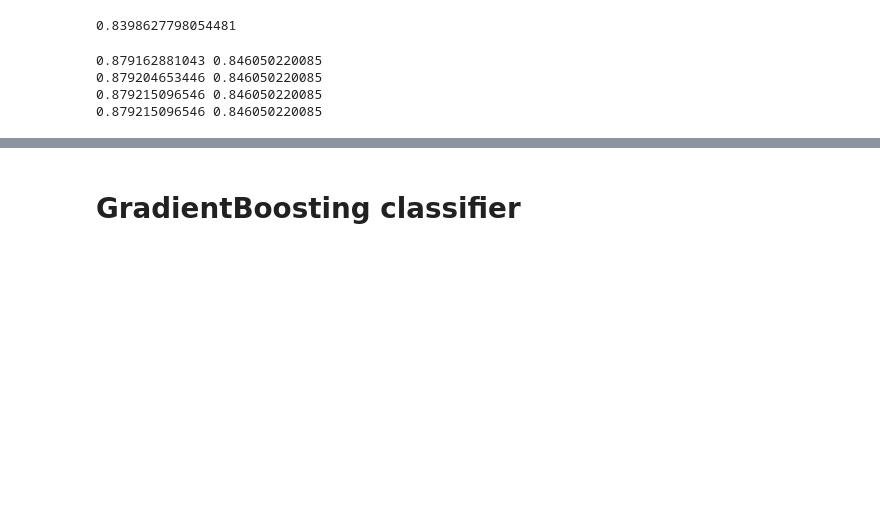
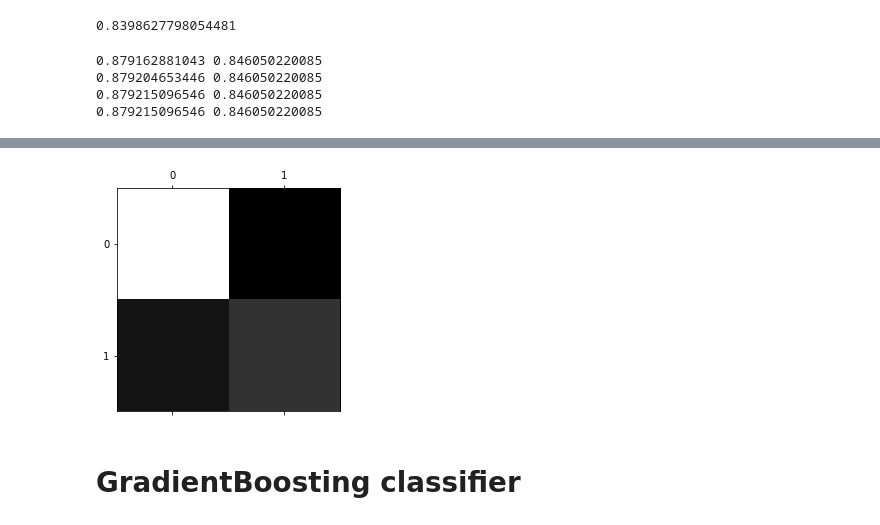
Before and after one commit to elishatofunmi/data-science-preview, a Jupyter notebook: Arise-Applicants/test_preprocessing.ipynb, the cells around one changed output, grey strips where cells are left out. Drawn from its saved outputs; the diff is of its cells as text; code cells hidden in the pictures; blank space fills up the shorter version.

```diff
--- a/Arise-Applicants/test_preprocessing.ipynb
+++ b/Arise-Applicants/test_preprocessing.ipynb
@@ -317,3 +404,8 @@ for i in [100,150,200,250]:
+# %%
+plt.matshow(conf_mx, cmap = plt.cm.gray)
+plt.show()
+# %% [output]
+[figure, added]
 # %% [markdown]
 # GradientBoosting classifier
 # %%
```
Also changed, not shown: parts of 37 cells of this notebook.
